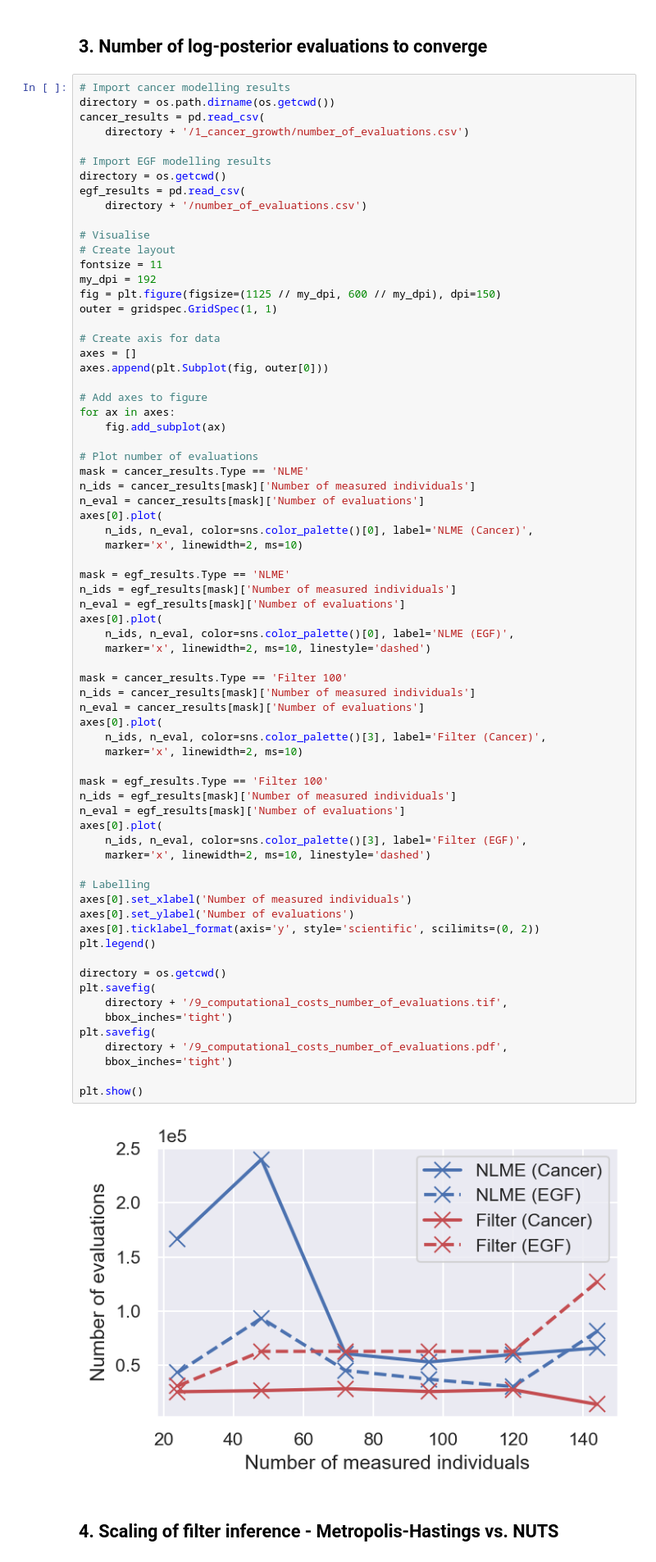
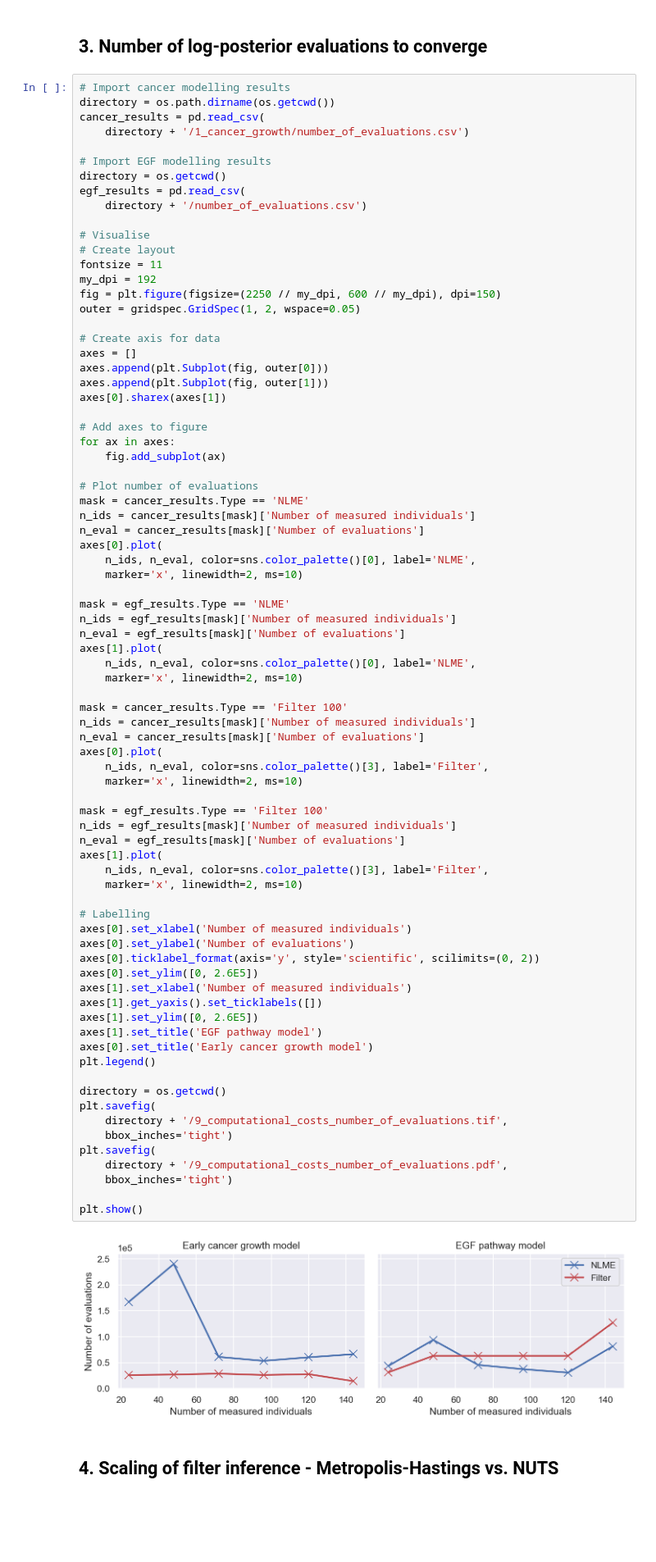
Before and after one commit to DavAug/filter-inference, a Jupyter notebook: results/2_egf_pathway/results.ipynb, the cells around one changed output. Shown at 82% size. Drawn from its saved outputs; the diff is of its cells as text; blank space fills up the shorter version.

```diff
--- a/results/2_egf_pathway/results.ipynb
+++ b/results/2_egf_pathway/results.ipynb
@@ -668,12 +668,14 @@ egf_results = pd.read_csv(
 # Create layout
 fontsize = 11
 my_dpi = 192
-fig = plt.figure(figsize=(1125 // my_dpi, 600 // my_dpi), dpi=150)
-outer = gridspec.GridSpec(1, 1)
+fig = plt.figure(figsize=(2250 // my_dpi, 600 // my_dpi), dpi=150)
+outer = gridspec.GridSpec(1, 2, wspace=0.05)
 
 # Create axis for data
 axes = []
 axes.append(plt.Subplot(fig, outer[0]))
+axes.append(plt.Subplot(fig, outer[1]))
+axes[0].sharex(axes[1])
 
 # Add axes to figure
 for ax in axes:
@@ -684,47 +686,53 @@ mask = cancer_results.Type == 'NLME'
 n_ids = cancer_results[mask]['Number of measured individuals']
 n_eval = cancer_results[mask]['Number of evaluations']
 axes[0].plot(
-    n_ids, n_eval, color=sns.color_palette()[0], label='NLME (Cancer)',
+    n_ids, n_eval, color=sns.color_palette()[0], label='NLME',
     marker='x', linewidth=2, ms=10)
 
 mask = egf_results.Type == 'NLME'
 n_ids = egf_results[mask]['Number of measured individuals']
 n_eval = egf_results[mask]['Number of evaluations']
-axes[0].plot(
-    n_ids, n_eval, color=sns.color_palette()[0], label='NLME (EGF)',
-    marker='x', linewidth=2, ms=10, linestyle='dashed')
+axes[1].plot(
+    n_ids, n_eval, color=sns.color_palette()[0], label='NLME',
+    marker='x', linewidth=2, ms=10)
 
 mask = cancer_results.Type == 'Filter 100'
 n_ids = cancer_results[mask]['Number of measured individuals']
 n_eval = cancer_results[mask]['Number of evaluations']
 axes[0].plot(
-    n_ids, n_eval, color=sns.color_palette()[3], label='Filter (Cancer)',
+    n_ids, n_eval, color=sns.color_palette()[3], label='Filter',
     marker='x', linewidth=2, ms=10)
 
 mask = egf_results.Type == 'Filter 100'
 n_ids = egf_results[mask]['Number of measured individuals']
 n_eval = egf_results[mask]['Number of evaluations']
-axes[0].plot(
-    n_ids, n_eval, color=sns.color_palette()[3], label='Filter (EGF)',
-    marker='x', linewidth=2, ms=10, linestyle='dashed')
+axes[1].plot(
+    n_ids, n_eval, color=sns.color_palette()[3], label='Filter',
+    marker='x', linewidth=2, ms=10)
 
 # Labelling
 axes[0].set_xlabel('Number of measured individuals')
 axes[0].set_ylabel('Number of evaluations')
 axes[0].ticklabel_format(axis='y', style='scientific', scilimits=(0, 2))
+axes[0].set_ylim([0, 2.6E5])
+axes[1].set_xlabel('Number of measured individuals')
+axes[1].get_yaxis().set_ticklabels([])
+axes[1].set_ylim([0, 2.6E5])
+axes[1].set_title('EGF pathway model')
+axes[0].set_title('Early cancer growth model')
 plt.legend()
 
 directory = os.getcwd()
 plt.savefig(
     directory + '/9_computational_costs_number_of_evaluations.tif',
     bbox_inches='tight')
 plt.savefig(
     directory + '/9_computational_costs_number_of_evaluations.pdf',
     bbox_inches='tight')
 
 plt.show()
 # %% [output]
-[figure, old version]
+[figure, new version]
 # %% [markdown]
 ## 4. Scaling of filter inference - Metropolis-Hastings vs. NUTS
 # %% [markdown]
```
Also changed, not shown: parts of 1 cell of this notebook, 19 other files.
